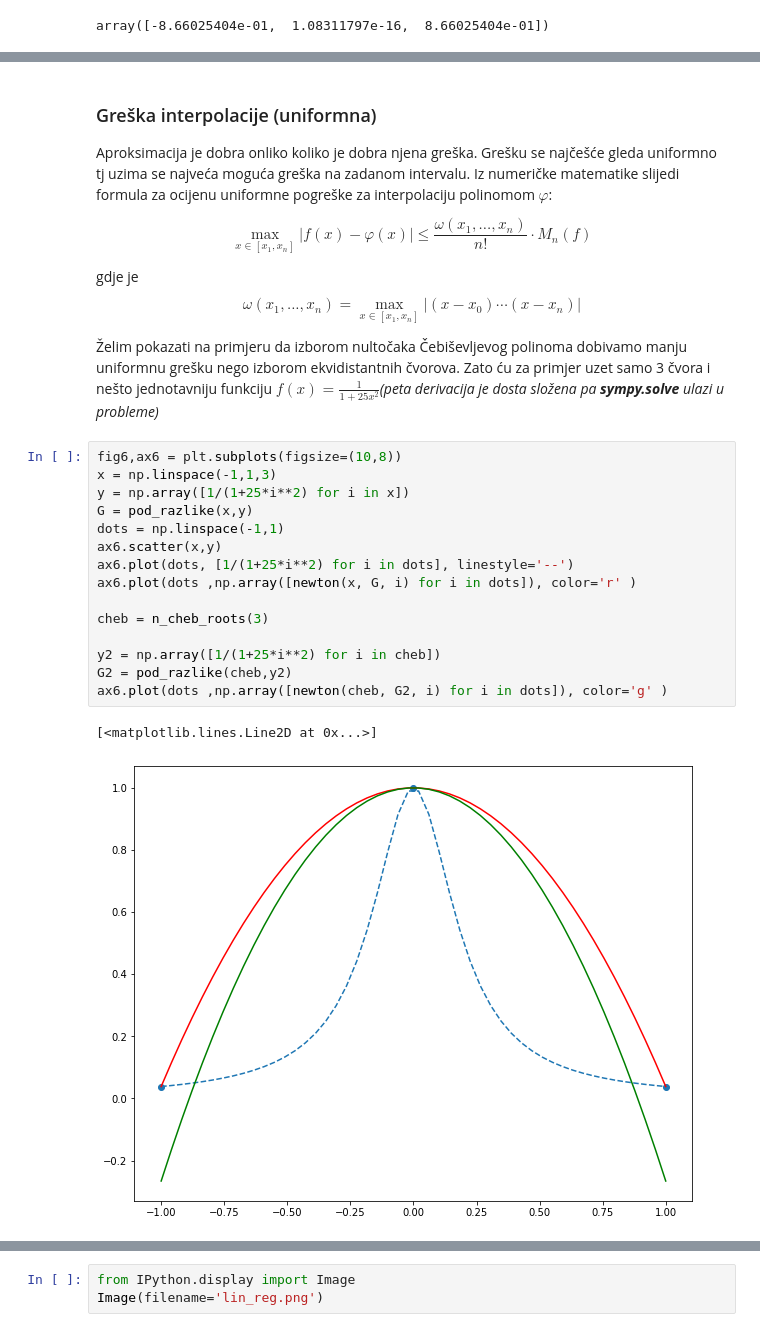
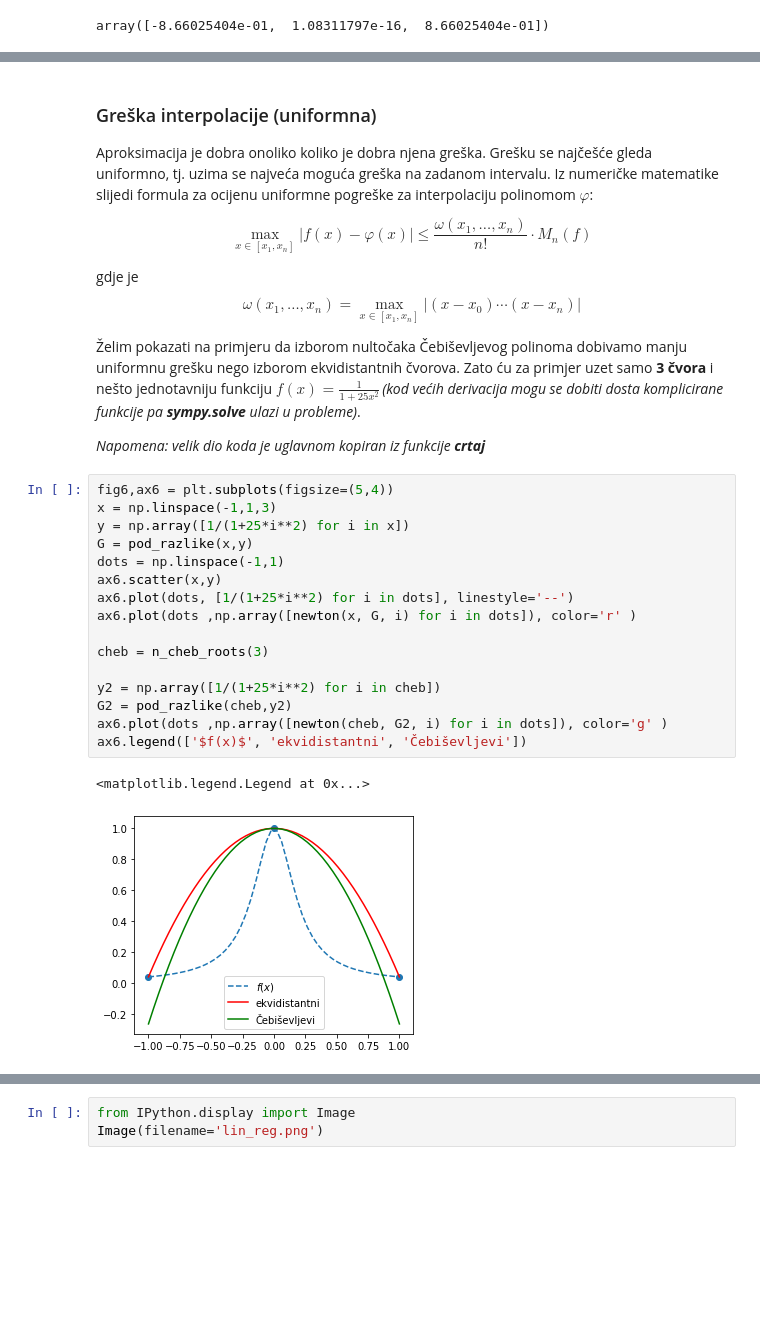
Before and after one commit to simbato/ms_zadaca, a Jupyter notebook: Zadaca - esej.ipynb, the cells around one changed output, grey strips where cells are left out. Cells and saved outputs as stored; diff of their text form; blank space fills up the shorter version.

```diff
--- a/Zadaca - esej.ipynb
+++ b/Zadaca - esej.ipynb
@@ -255,33 +292,36 @@ ax6.plot(dots ,np.array([newton(cheb, G2, i) for i in dots]), color='y' )
 # %% [markdown]
 ### Greška interpolacije (uniformna)
 
-Aproksimacija je dobra onliko koliko je dobra njena greška. Grešku se najčešće gleda uniformno tj uzima se najveća moguća greška na zadanom intervalu. Iz numeričke matematike slijedi formula za ocijenu uniformne pogreške za interpolaciju polinomom $\varphi$:
+Aproksimacija je dobra onoliko koliko je dobra njena greška. Grešku se najčešće gleda uniformno, tj. uzima se najveća moguća greška na zadanom intervalu. Iz numeričke matematike slijedi formula za ocijenu uniformne pogreške za interpolaciju polinomom $\varphi$:
 
 $$\max_{x\in [x_1,x_n]}|f(x) - \varphi (x)| \leq
-\frac{\omega (x_1,...,x_n)}{n!}\cdot M_n(f)$$
+\frac{\omega (x_1,\ldots,x_n)}{n!}\cdot M_n(f)$$
 
 gdje je
-$$\omega (x_1,...,x_n) = \max_{x\in [x_1,x_n]}|(x - x_0)\cdots (x - x_n)|$$
+$$\omega (x_1,\ldots,x_n) = \max_{x\in [x_1,x_n]}|(x - x_0)\cdots (x - x_n)|$$
 
-Želim pokazati na primjeru da izborom nultočaka Čebiševljevog polinoma dobivamo manju uniformnu grešku nego izborom ekvidistantnih čvorova. Zato ću za primjer uzet samo 3 čvora i nešto jednotavniju funkciju $f(x) = \frac{1}{1 +25x^2}$<i>(peta derivacija je dosta složena pa <b>sympy.solve</b> ulazi u probleme)</i>
+Želim pokazati na primjeru da izborom nultočaka Čebiševljevog polinoma dobivamo manju uniformnu grešku nego izborom ekvidistantnih čvorova. Zato ću za primjer uzet samo <b>3 čvora</b> i nešto jednotavniju funkciju $f(x) = \frac{1}{1 +25x^2}\,$<i>(kod većih derivacija mogu se dobiti dosta komplicirane funkcije pa <b>sympy.solve</b> ulazi u probleme)</i>.
+
+<i>Napomena: velik dio koda je uglavnom kopiran iz funkcije <b>crtaj</b></i>
 # %%
-fig6,ax6 = plt.subplots(figsize=(10,8))
+fig6,ax6 = plt.subplots(figsize=(5,4))
 x = np.linspace(-1,1,3)
 y = np.array([1/(1+25*i**2) for i in x])
 G = pod_razlike(x,y)
 dots = np.linspace(-1,1)
 ax6.scatter(x,y)
 ax6.plot(dots, [1/(1+25*i**2) for i in dots], linestyle='--')
 ax6.plot(dots ,np.array([newton(x, G, i) for i in dots]), color='r' )
 
 cheb = n_cheb_roots(3)
 
 y2 = np.array([1/(1+25*i**2) for i in cheb])
 G2 = pod_razlike(cheb,y2)
 ax6.plot(dots ,np.array([newton(cheb, G2, i) for i in dots]), color='g' )
+ax6.legend(['$f(x)$', 'ekvidistantni', 'Čebiševljevi'])
 # %% [output]
-[<matplotlib.lines.Line2D at 0x...>]
+<matplotlib.legend.Legend at 0x...>
-[figure, old version]
+[figure, new version]
 # %%
 from sympy import symbols
 
```
Also changed, not shown: parts of 23 cells of this notebook.
